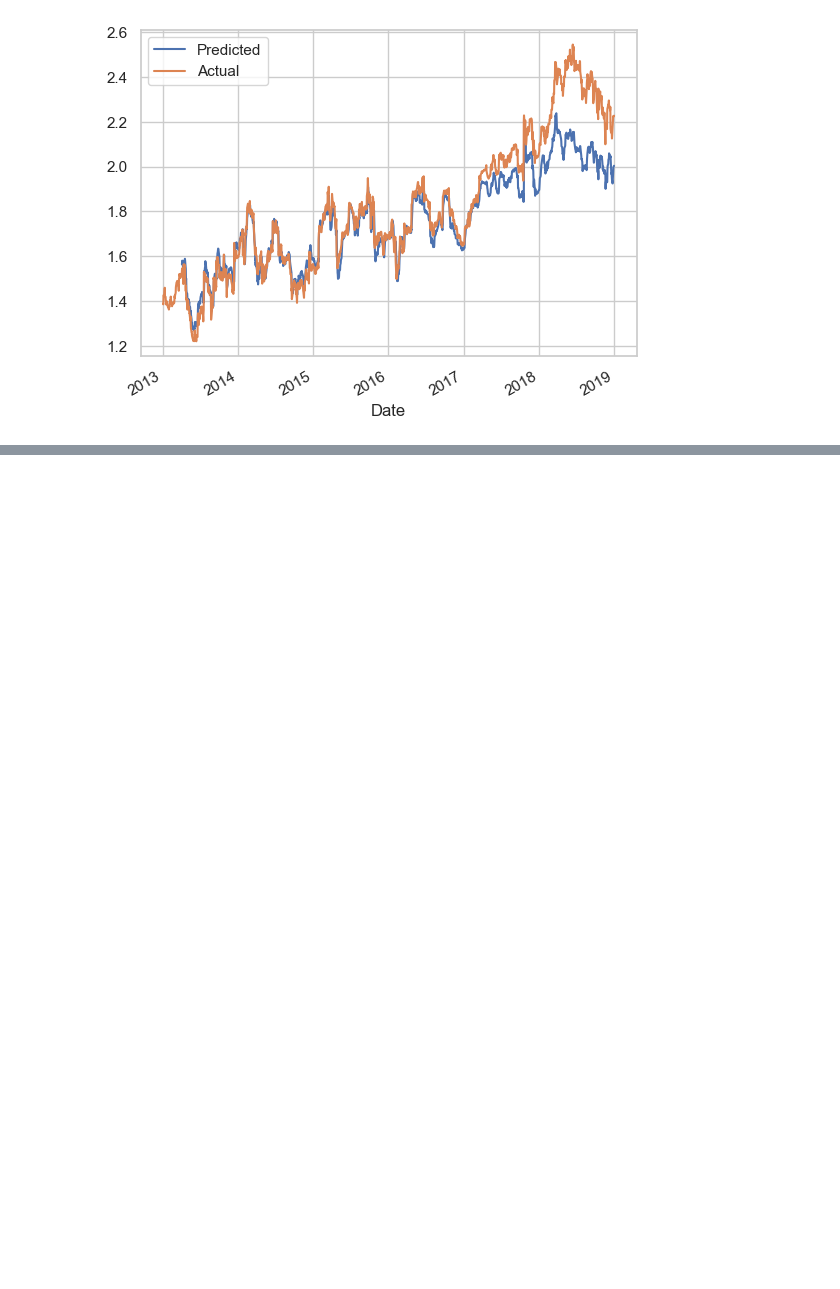
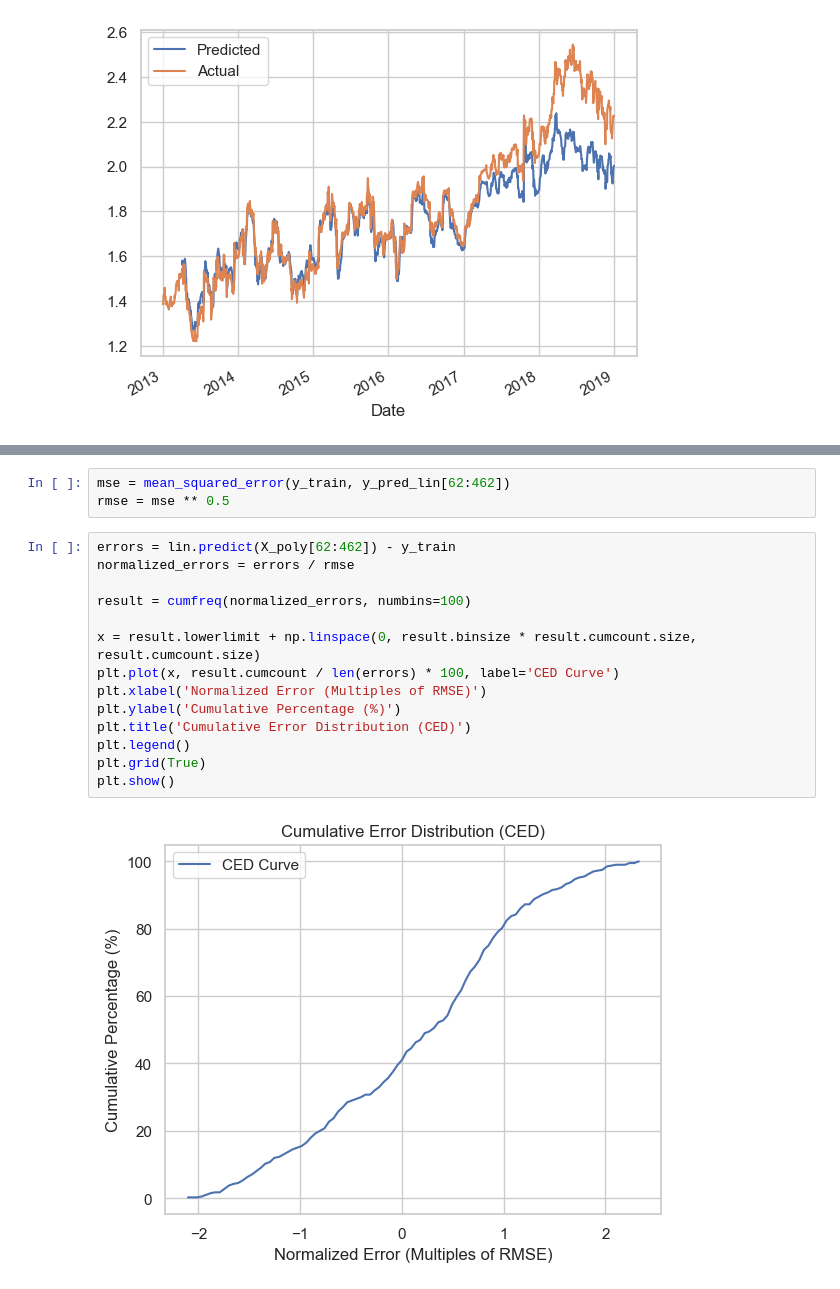
Before and after one commit to Amination-Gogia/Pairs-Trading-Dec-2024, a Jupyter notebook: Week-1/Assignment_attempt_2.ipynb, the cells around one changed output, grey strips where cells are left out. Drawn from its saved outputs; the diff is of its cells as text; blank space fills up the shorter version.

```diff
--- a/Week-1/Assignment_attempt_2.ipynb
+++ b/Week-1/Assignment_attempt_2.ipynb
@@ -603,0 +656,19 @@ plt.legend(["Predicted", "Actual"])
+# %%
+mse = mean_squared_error(y_train, y_pred_lin[62:462])
+rmse = mse ** 0.5
+# %%
+errors = lin.predict(X_poly[62:462]) - y_train
+normalized_errors = errors / rmse
+
+result = cumfreq(normalized_errors, numbins=100)
+
+x = result.lowerlimit + np.linspace(0, result.binsize * result.cumcount.size, result.cumcount.size)
+plt.plot(x, result.cumcount / len(errors) * 100, label='CED Curve')
+plt.xlabel('Normalized Error (Multiples of RMSE)')
+plt.ylabel('Cumulative Percentage (%)')
+plt.title('Cumulative Error Distribution (CED)')
+plt.legend()
+plt.grid(True)
+plt.show()
+# %% [output]
+[figure, added]
```
Also changed, not shown: parts of 19 cells of this notebook.
